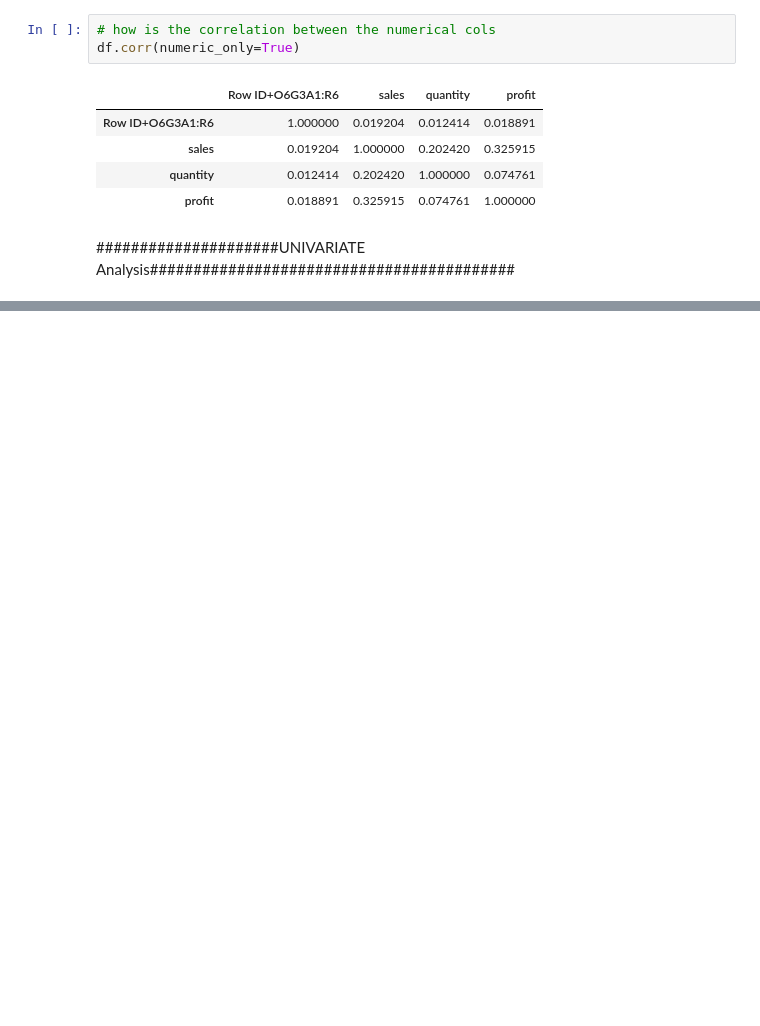
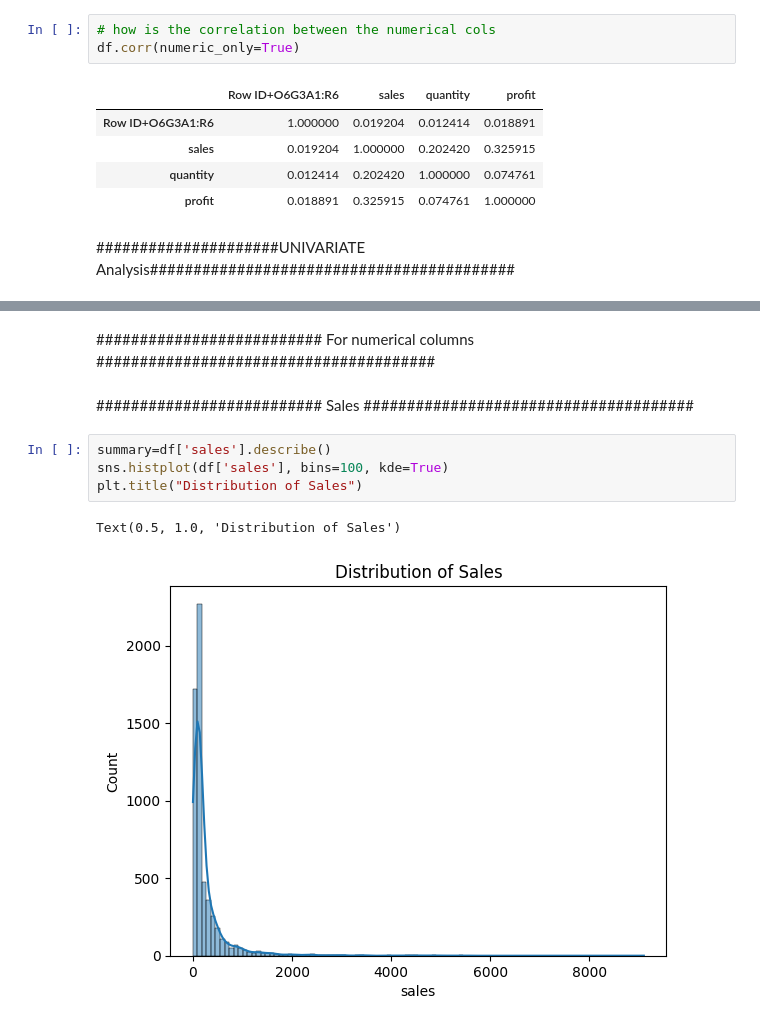
Before and after one commit to anish00ti/EDA-on-sales, a Jupyter notebook: notebook/understand_and_cleaning_data.ipynb, the cells around one changed output, grey strips where cells are left out. Saved outputs shown, nothing was run; the diff lists cells and outputs as text; blank space fills up the shorter version.

```diff
--- a/notebook/understand_and_cleaning_data.ipynb
+++ b/notebook/understand_and_cleaning_data.ipynb
@@ -190,0 +242,11 @@ sns.countplot(x=df['ship_mode'])
+# %% [markdown]
+##########################  For numerical columns #######################################
+# %% [markdown]
+##########################   Sales ######################################
+# %%
+summary=df['sales'].describe()
+sns.histplot(df['sales'], bins=100, kde=True)
+plt.title("Distribution of Sales")
+# %% [output]
+Text(0.5, 1.0, 'Distribution of Sales')
+[figure, added]
```
Also changed, not shown: parts of 10 cells of this notebook.
